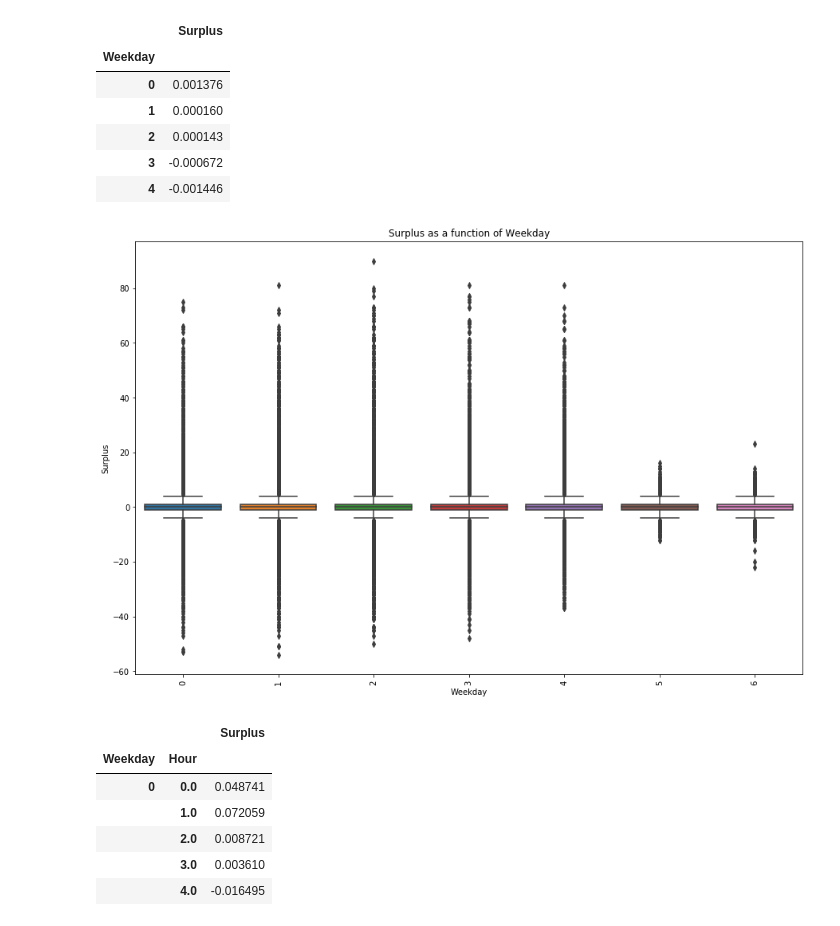
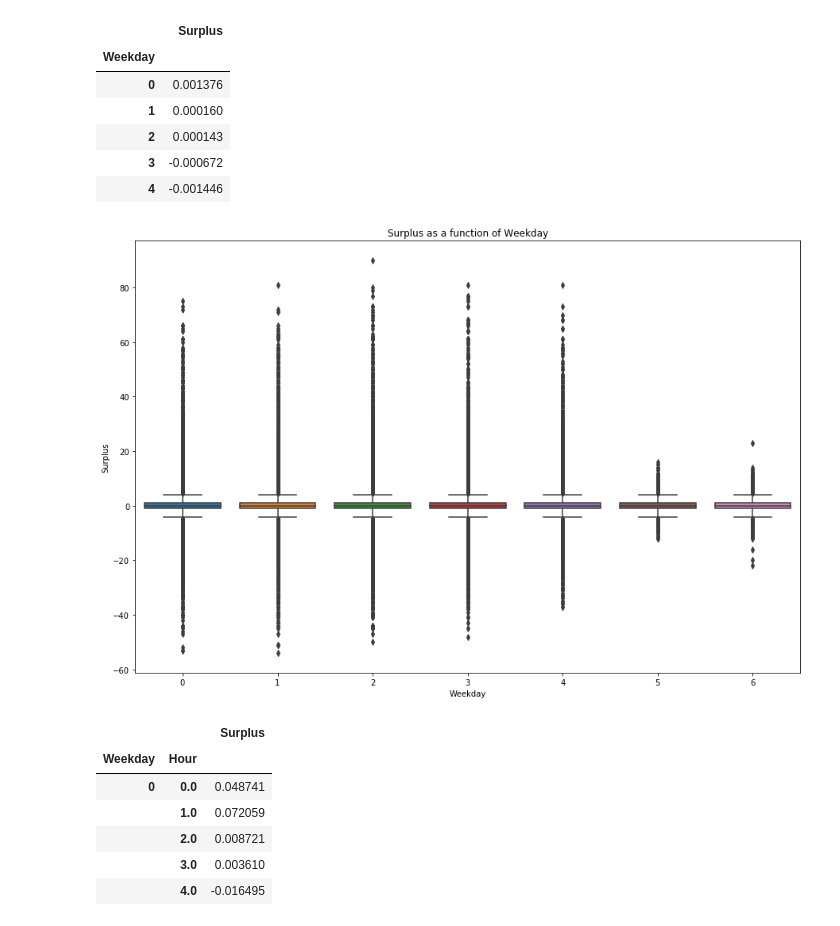
Before and after one commit to Firas-RHIMI/Data-Camp-Challenge, a Jupyter notebook: Starting Kit.ipynb, the cells around one changed output. Saved outputs shown, nothing was run; the diff lists cells and outputs as text; code cells hidden in the pictures.

```diff
--- a/Starting Kit.ipynb
+++ b/Starting Kit.ipynb
@@ -445,11 +452,10 @@ df.head()
 # %%
 plt.figure(figsize=(15,10))
 sns.boxplot(train_data['Weekday'], train_data['Surplus'])
-plt.xticks(rotation='vertical', )
 plt.title('Surplus as a function of Weekday')
 plt.show()
 # %% [output]
-[figure, old version]
+[figure, new version]
 # %%
 ts = pd.to_datetime(X_df[['Year','Month','Day']])
 X_df['Weekday']=ts.dt.weekday
```
Also changed, not shown: parts of 16 cells of this notebook.
